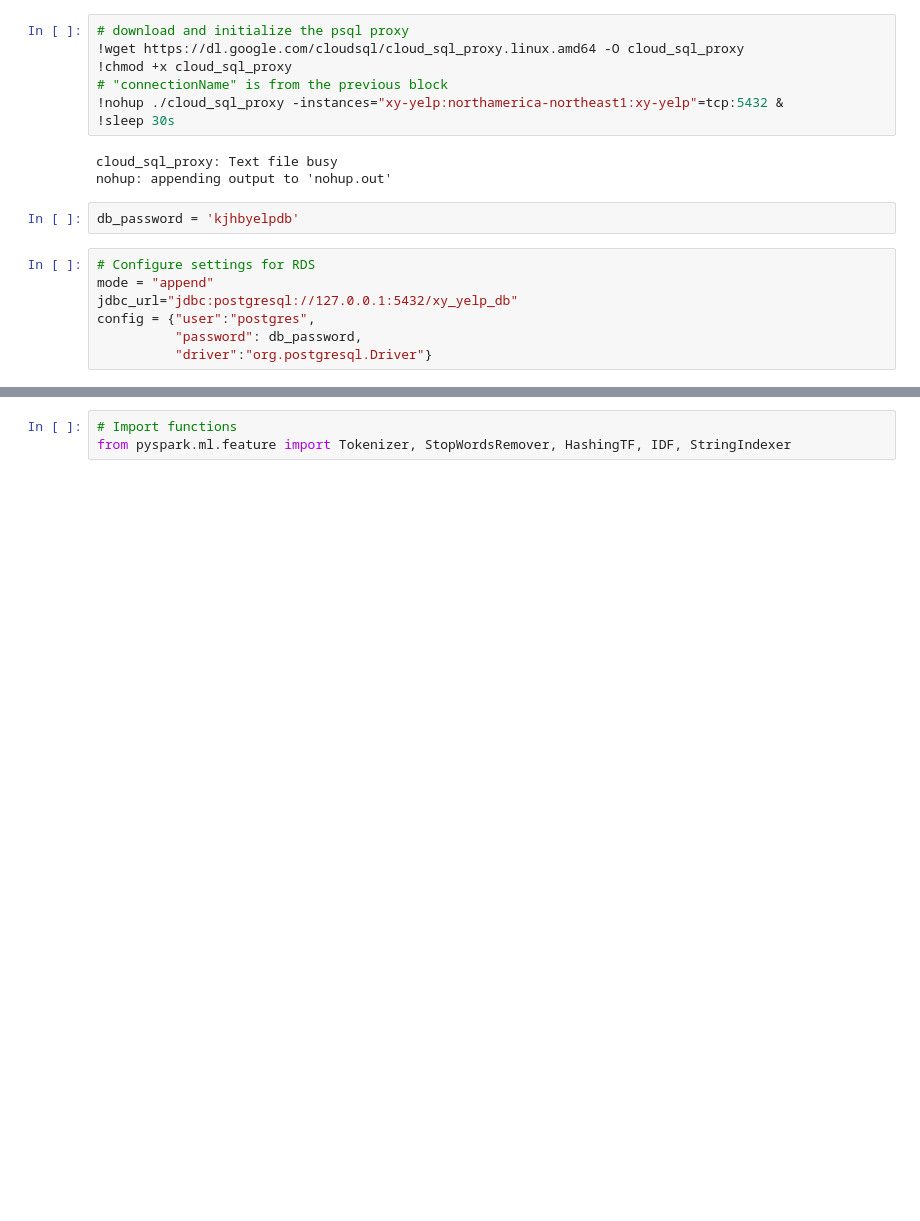
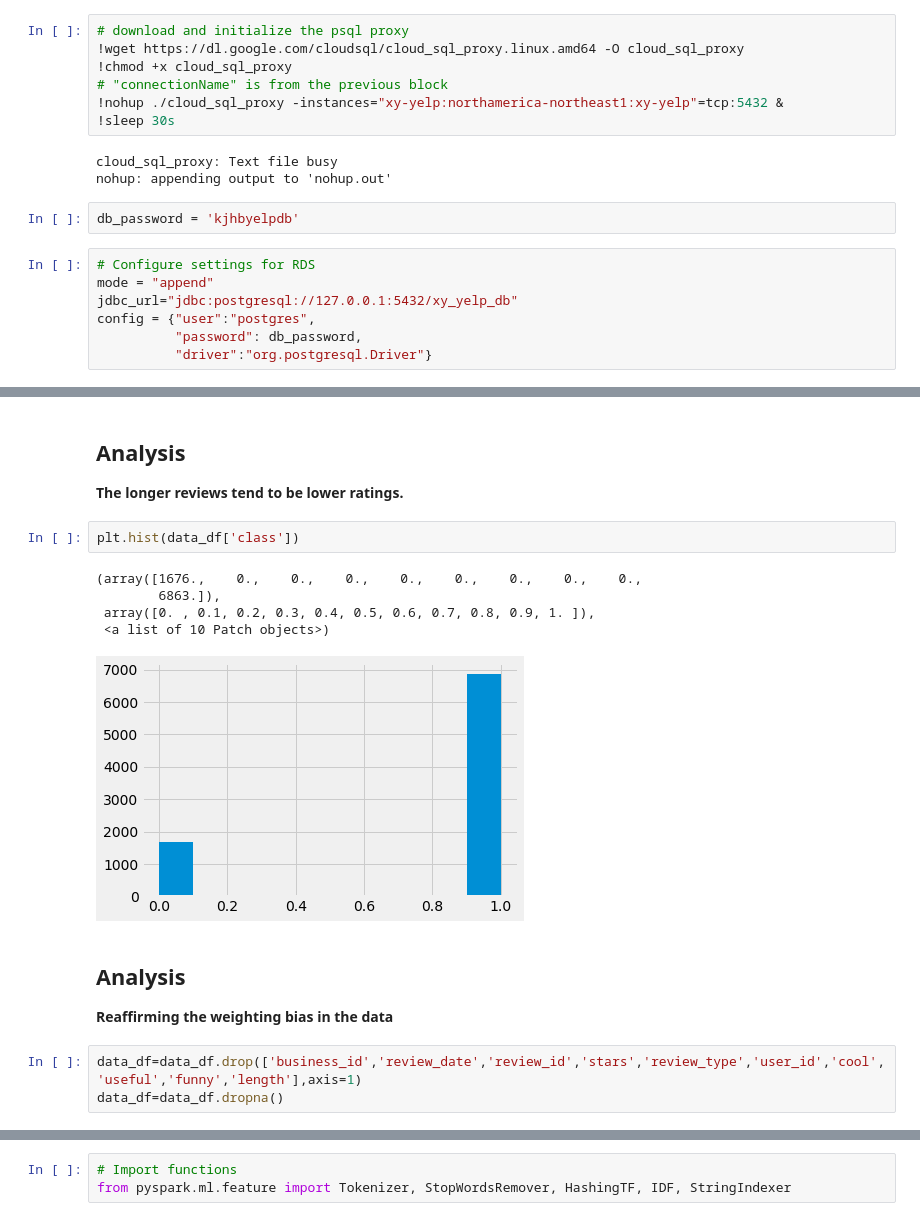
Before and after one commit to karenbennis/Xy, a Jupyter notebook: Copy_of_Project.ipynb, the cells around one changed output, grey strips where cells are left out. Saved outputs shown, nothing was run; the diff lists cells and outputs as text; blank space fills up the shorter version.

```diff
--- a/Copy_of_Project.ipynb
+++ b/Copy_of_Project.ipynb
@@ -175,0 +291,17 @@ only showing top 20 rows
+# %% [markdown]
+## Analysis
+**The longer reviews tend to be lower ratings.**
+# %%
+plt.hist(data_df['class'])
+# %% [output]
+(array([1676.,    0.,    0.,    0.,    0.,    0.,    0.,    0.,    0.,
+        6863.]),
+ array([0. , 0.1, 0.2, 0.3, 0.4, 0.5, 0.6, 0.7, 0.8, 0.9, 1. ]),
+ <a list of 10 Patch objects>)
+[figure, added]
+# %% [markdown]
+## Analysis
+**Reaffirming the weighting bias in the data**
+# %%
+data_df=data_df.drop(['business_id','review_date','review_id','stars','review_type','user_id','cool','useful','funny','length'],axis=1)
+data_df=data_df.dropna()
```
Also changed, not shown: parts of 39 cells of this notebook.
